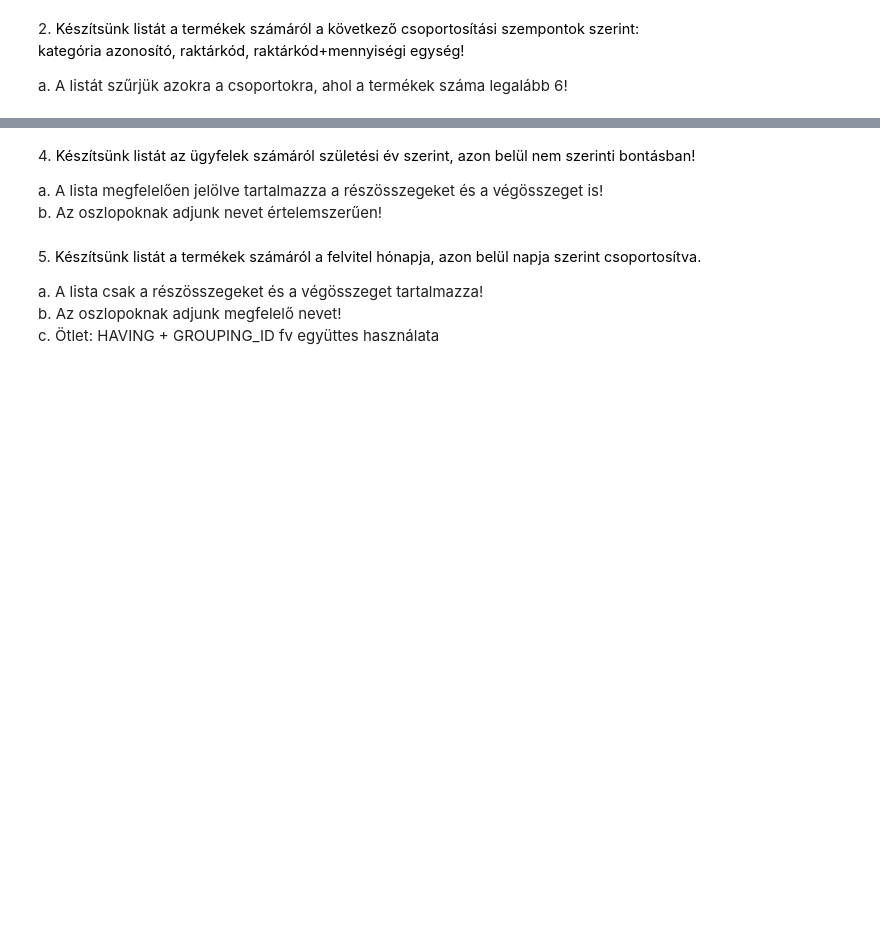
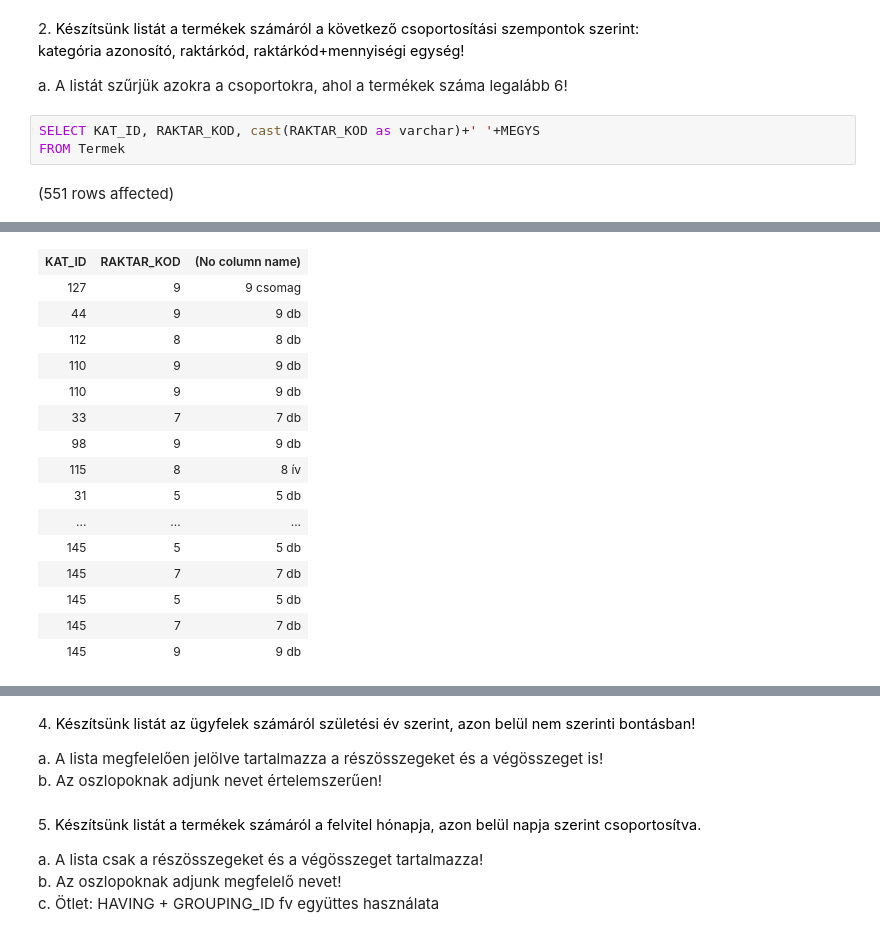
Before and after one commit to barnabasbaranyistud/SQLgyak03, a Jupyter notebook: gyakorlat04_feladatok.ipynb, the cells around one changed output, grey strips where cells are left out. Saved outputs shown, nothing was run; the diff lists cells and outputs as text; blank space fills up the shorter version.

````diff
--- a/gyakorlat04_feladatok.ipynb
+++ b/gyakorlat04_feladatok.ipynb
@@ -9,3 +30,8 @@ SELECT
 2. <span style="background-color: rgb(255, 255, 255); color: rgb(0, 0, 0); font-family: &quot;Open Sans&quot;, sans-serif; font-size: 14.44px;">Készítsünk listát a termékek számáról a következő csoportosítási szempontok szerint:<br>kategória azonosító, raktárkód, raktárkód+mennyiségi egység!</span>
 
 a. A listát szűrjük azokra a csoportokra, ahol a termékek száma legalább 6!
+# %%
+SELECT KAT_ID, RAKTAR_KOD, cast(RAKTAR_KOD as varchar)+' '+MEGYS
+FROM Termek
+# %% [output]
+(551 rows affected)
@@ -12,3 +39,19 @@ a. A listát szűrjük azokra a csoportokra, ahol a termékek száma legalább 6
+| KAT_ID | RAKTAR_KOD | (No column name) |
+| 127 | 9 | 9 csomag |
+| 44 | 9 | 9 db |
+| 112 | 8 | 8 db |
+| 110 | 9 | 9 db |
+| 110 | 9 | 9 db |
+| 33 | 7 | 7 db |
+| 98 | 9 | 9 db |
+| 115 | 8 | 8 ív |
+| 31 | 5 | 5 db |
+| ... | ... | ... |
+| 145 | 5 | 5 db |
+| 145 | 7 | 7 db |
+| 145 | 5 | 5 db |
+| 145 | 7 | 7 db |
+| 145 | 9 | 9 db |
 # %% [markdown]
 ```
 3. Készítsünk listát az egyes termékkategóriákban lévő termékek számáról!
````
Also changed, not shown: parts of 3 cells of this notebook.
